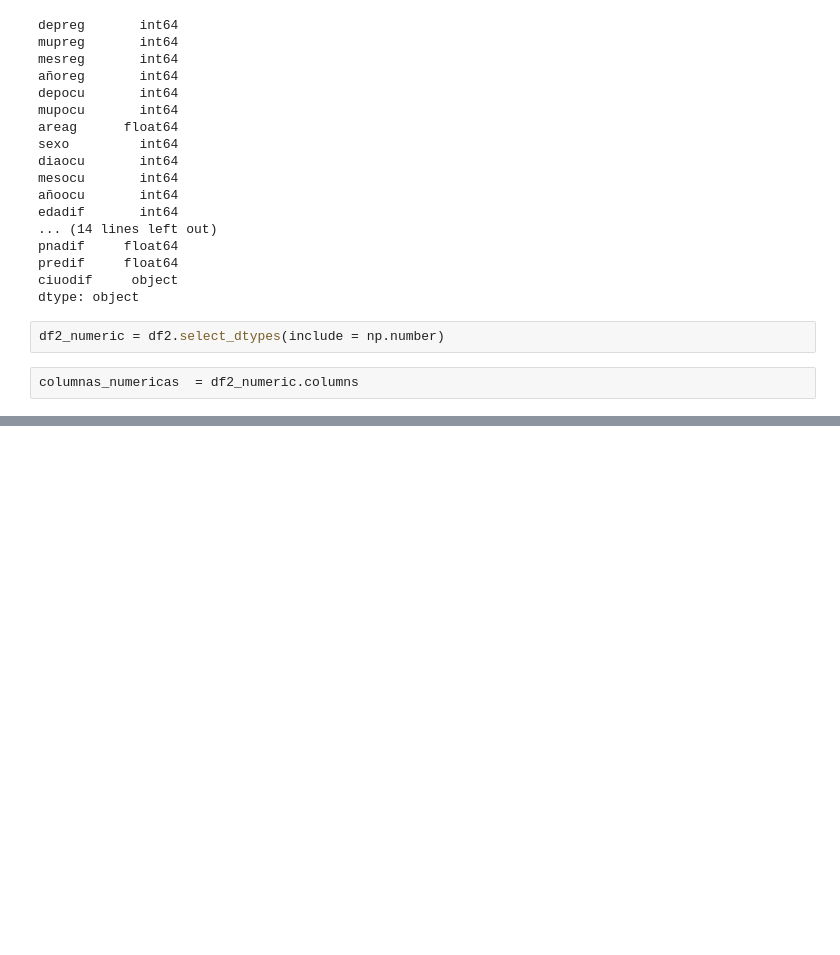
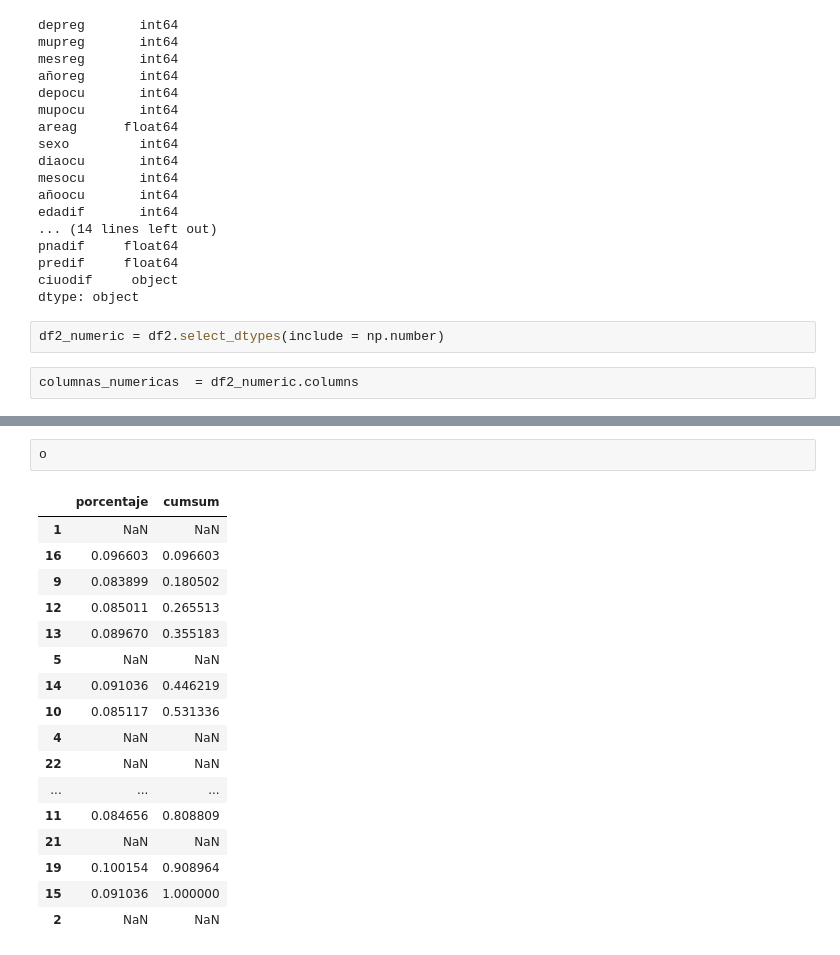
Before and after one commit to AxelLeo129/ProyectoDataMining, a Jupyter notebook: Proyecto.ipynb, the cells around one changed output, grey strips where cells are left out. Saved outputs shown, nothing was run; the diff lists cells and outputs as text; blank space fills up the shorter version.

```diff
--- a/Proyecto.ipynb
+++ b/Proyecto.ipynb
@@ -153,0 +193,20 @@ fig.savefig("C:/Users/LENOVO/Desktop\Clases/Minería de datos/Github/ProyectoDat
+# %%
+o
+# %% [output]
+|  | porcentaje | cumsum |
+| 1 | NaN | NaN |
+| 16 | 0.096603 | 0.096603 |
+| 9 | 0.083899 | 0.180502 |
+| 12 | 0.085011 | 0.265513 |
+| 13 | 0.089670 | 0.355183 |
+| 5 | NaN | NaN |
+| 14 | 0.091036 | 0.446219 |
+| 10 | 0.085117 | 0.531336 |
+| 4 | NaN | NaN |
+| 22 | NaN | NaN |
+| ... | ... | ... |
+| 11 | 0.084656 | 0.808809 |
+| 21 | NaN | NaN |
+| 19 | 0.100154 | 0.908964 |
+| 15 | 0.091036 | 1.000000 |
+| 2 | NaN | NaN |
```
Also changed, not shown: parts of 10 cells of this notebook, 59 other files.
